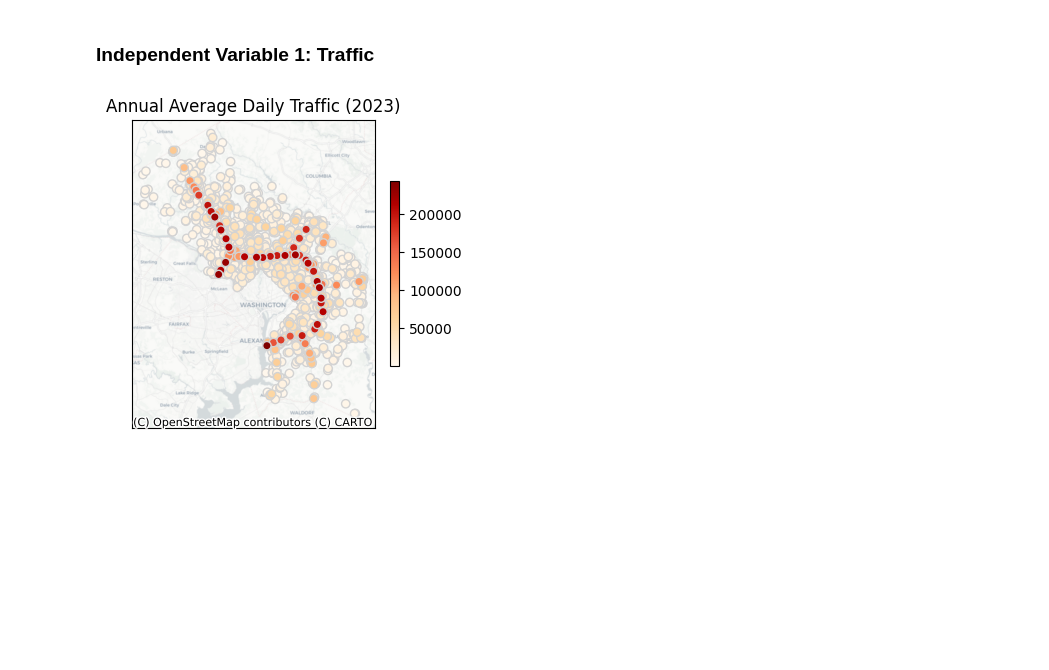
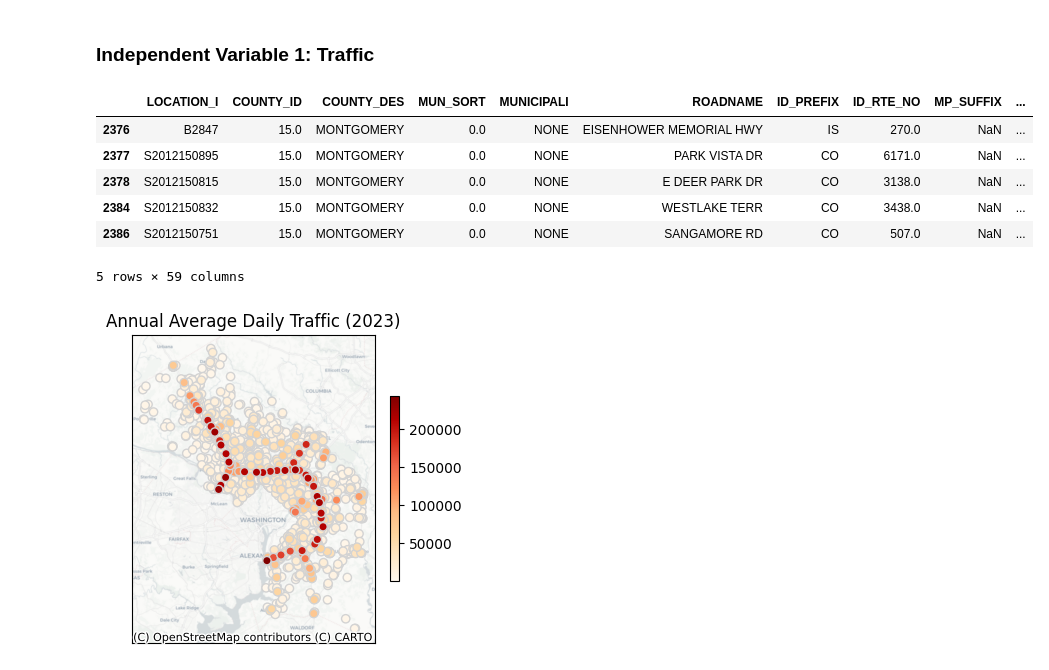
Before and after one commit to emmafurth/SewerRepairDataAnalysisProject, a Jupyter notebook: SlideDeck.ipynb, the cells around one changed output. Saved outputs shown, nothing was run; the diff lists cells and outputs as text; code cells hidden in the pictures; blank space fills up the shorter version.

```diff
--- a/SlideDeck.ipynb
+++ b/SlideDeck.ipynb
@@ -443,13 +433,22 @@ Distribution of the counts looks like Poisson distribution, therefore we'll be u
 # %% [markdown]
 ### Independent Variable 1: Traffic
 # %%
+# Data sourced from here: https://data-maryland.opendata.arcgis.com/datasets/mdot-sha-annual-average-daily-traffic-aadt-locations/explore?location=38.843861%2C-77.269759%2C8
 traffic_path = "Datasets/MDOT_SHA_Annual_Average_Daily_Traffic_locations/MDOT_SHA_Annual_Average_Daily_Traffic_(AADT)_Locations.shp"
 traffic_df = geopandas.read_file(traffic_path)
 traffic_df = traffic_df[(traffic_df["COUNTY_DES"] == "MONTGOMERY") | (traffic_df["COUNTY_DES"] == "PRINCE GEORGE'S")]
 traffic_df = traffic_df.to_crs("EPSG:4326")
 traffic_df = traffic_df.astype({"AADT_2023":"int64"})
 # traffic_df = traffic_df[["ROADNAME", "AADT_2023", "AAWDT_2023", "geometry"]] #.rename(columns={"ROADNAME":"Road Name", "AADT_2023":"Annual Avg Daily Traffic (2023)"})
-# traffic_df.head()
+traffic_df.head()
+# %% [output]
+|  | LOCATION_I | COUNTY_ID | COUNTY_DES | MUN_SORT | MUNICIPALI | ROADNAME | ID_PREFIX | ID_RTE_NO | MP_SUFFIX | ... |
+| 2376 | B2847 | 15.0 | MONTGOMERY | 0.0 | NONE | EISENHOWER MEMORIAL HWY | IS | 270.0 | NaN | ... |
+| 2377 | S2012150895 | 15.0 | MONTGOMERY | 0.0 | NONE | PARK VISTA DR | CO | 6171.0 | NaN | ... |
+| 2378 | S2012150815 | 15.0 | MONTGOMERY | 0.0 | NONE | E DEER PARK DR | CO | 3138.0 | NaN | ... |
+| 2384 | S2012150832 | 15.0 | MONTGOMERY | 0.0 | NONE | WESTLAKE TERR | CO | 3438.0 | NaN | ... |
+| 2386 | S2012150751 | 15.0 | MONTGOMERY | 0.0 | NONE | SANGAMORE RD | CO | 507.0 | NaN | ... |
+5 rows × 59 columns
 # %%
 _, ax = plt.subplots(figsize=(4,4))
 ax.get_xaxis().set_visible(False)
```
Also changed, not shown: parts of 10 cells of this notebook, 3 other files.
